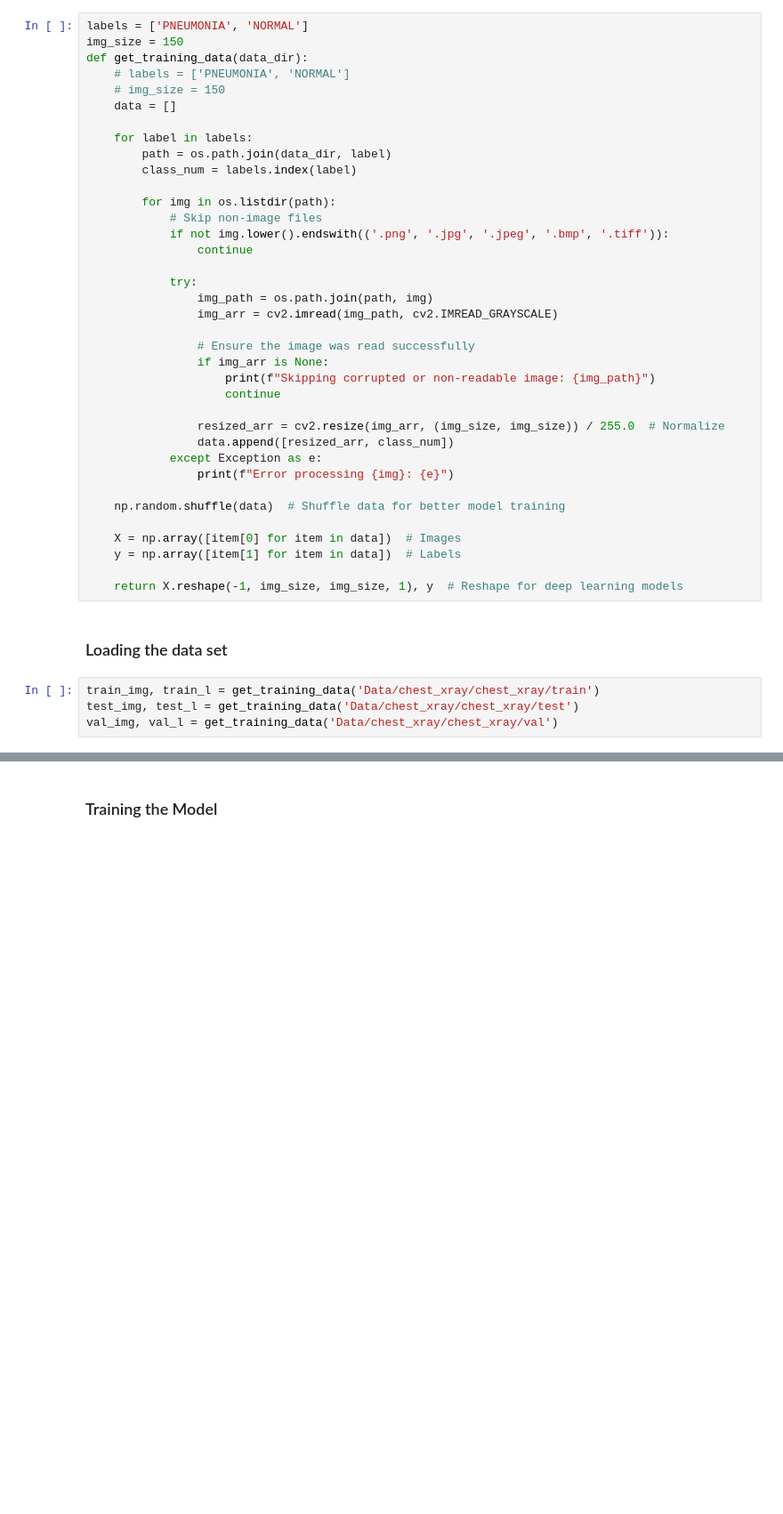
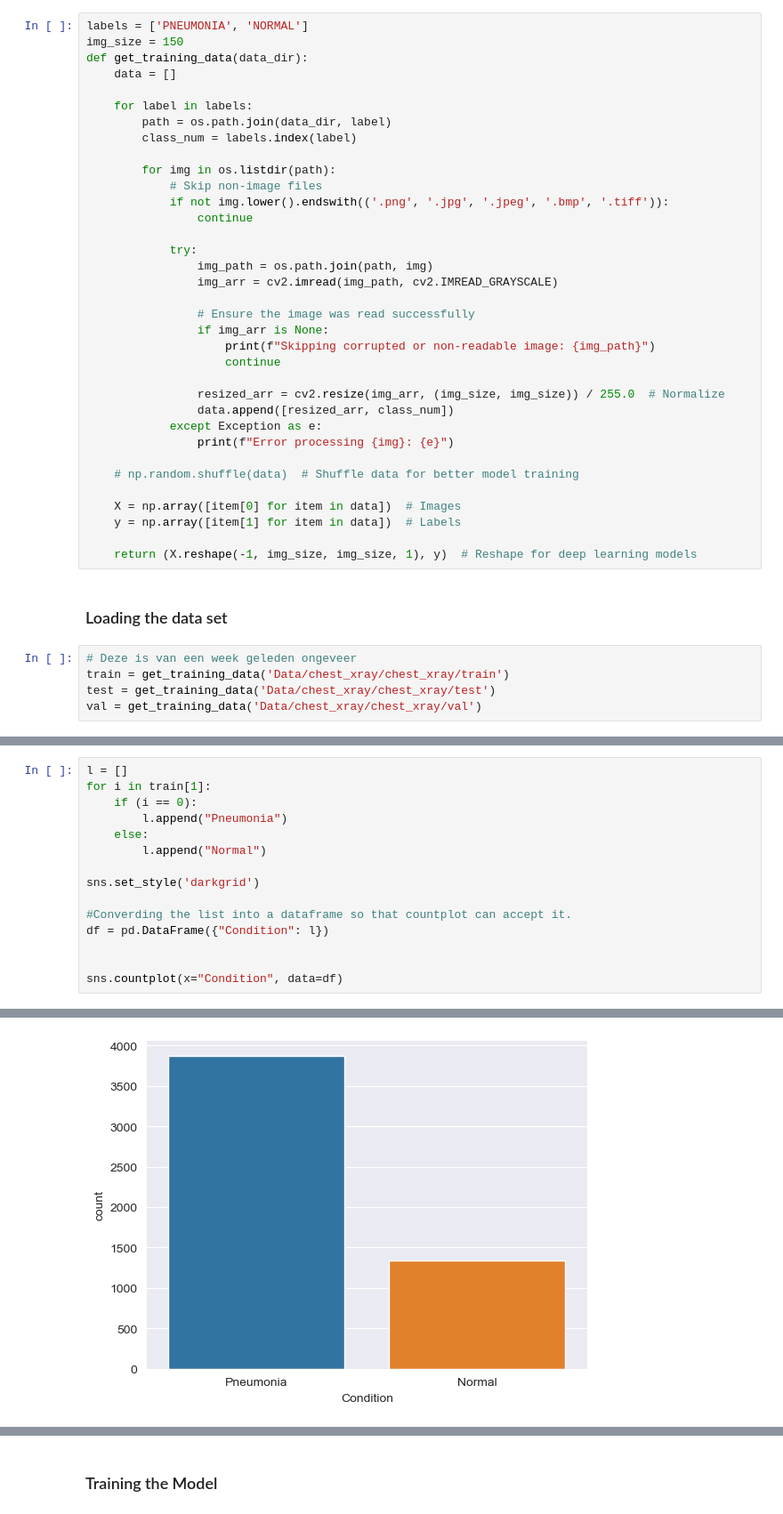
Before and after one commit to GabrielaGroenenewegenVanDerWeijden/DS_Ass2, a Jupyter notebook: main.ipynb, the cells around one changed output, grey strips where cells are left out. Shown at 89% size. Saved outputs shown, nothing was run; the diff lists cells and outputs as text; blank space fills up the shorter version.

```diff
--- a/main.ipynb
+++ b/main.ipynb
@@ -16,8 +19,6 @@ import seaborn as sns
 labels = ['PNEUMONIA', 'NORMAL']
 img_size = 150
 def get_training_data(data_dir):
-    # labels = ['PNEUMONIA', 'NORMAL']
-    # img_size = 150
     data = []
 
     for label in labels:
@@ -43,15 +44,16 @@ def get_training_data(data_dir):
             except Exception as e:
                 print(f"Error processing {img}: {e}")
 
-    np.random.shuffle(data)  # Shuffle data for better model training
+    # np.random.shuffle(data)  # Shuffle data for better model training
 
     X = np.array([item[0] for item in data])  # Images
     y = np.array([item[1] for item in data])  # Labels
 
-    return X.reshape(-1, img_size, img_size, 1), y  # Reshape for deep learning models
+    return (X.reshape(-1, img_size, img_size, 1), y)  # Reshape for deep learning models
 # %% [markdown]
 ### Loading the data set
 # %%
-train_img, train_l = get_training_data('Data/chest_xray/chest_xray/train')
-test_img, test_l = get_training_data('Data/chest_xray/chest_xray/test')
-val_img, val_l = get_training_data('Data/chest_xray/chest_xray/val')
+# Deze is van een week geleden ongeveer
+train = get_training_data('Data/chest_xray/chest_xray/train')
+test = get_training_data('Data/chest_xray/chest_xray/test')
+val = get_training_data('Data/chest_xray/chest_xray/val')
@@ -57,0 +62,16 @@ val_img, val_l = get_training_data('Data/chest_xray/chest_xray/val')
+# %%
+l = []
+for i in train[1]:
+    if (i == 0):
+        l.append("Pneumonia")
+    else:
+        l.append("Normal")
+
+sns.set_style('darkgrid')
+
+#Converding the list into a dataframe so that countplot can accept it.
+df = pd.DataFrame({"Condition": l})
+
+
+sns.countplot(x="Condition", data=df)
+# %% [output]
@@ -57,0 +79 @@ val_img, val_l = get_training_data('Data/chest_xray/chest_xray/val')
+[figure, added]
```
Also changed, not shown: parts of 23 cells of this notebook, 2 other files.
